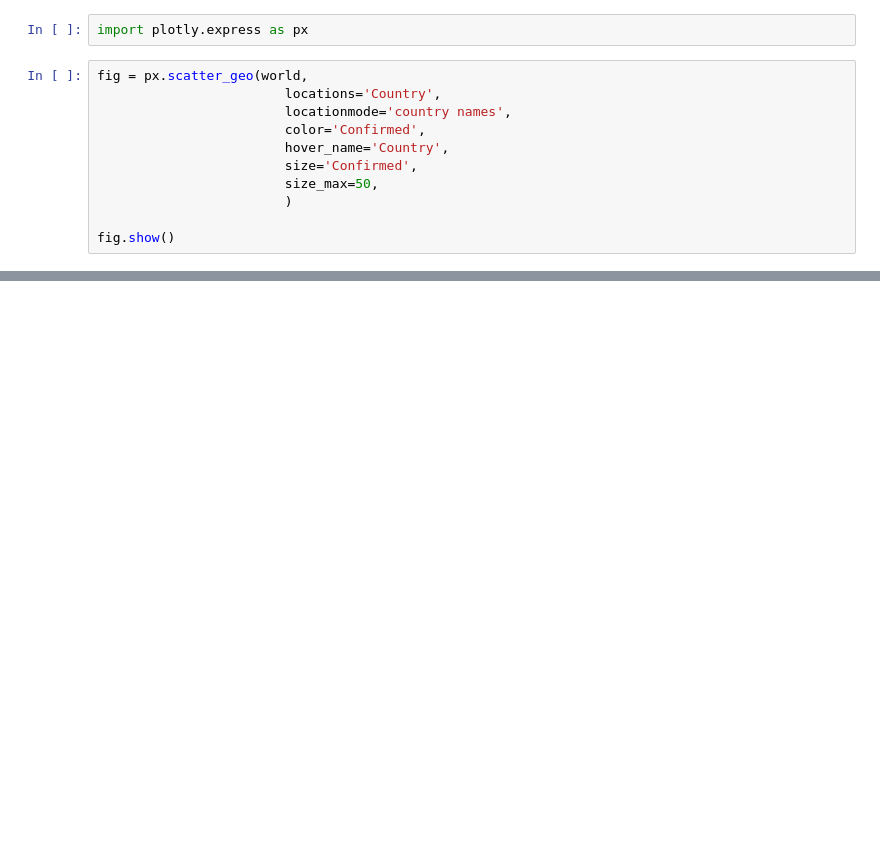
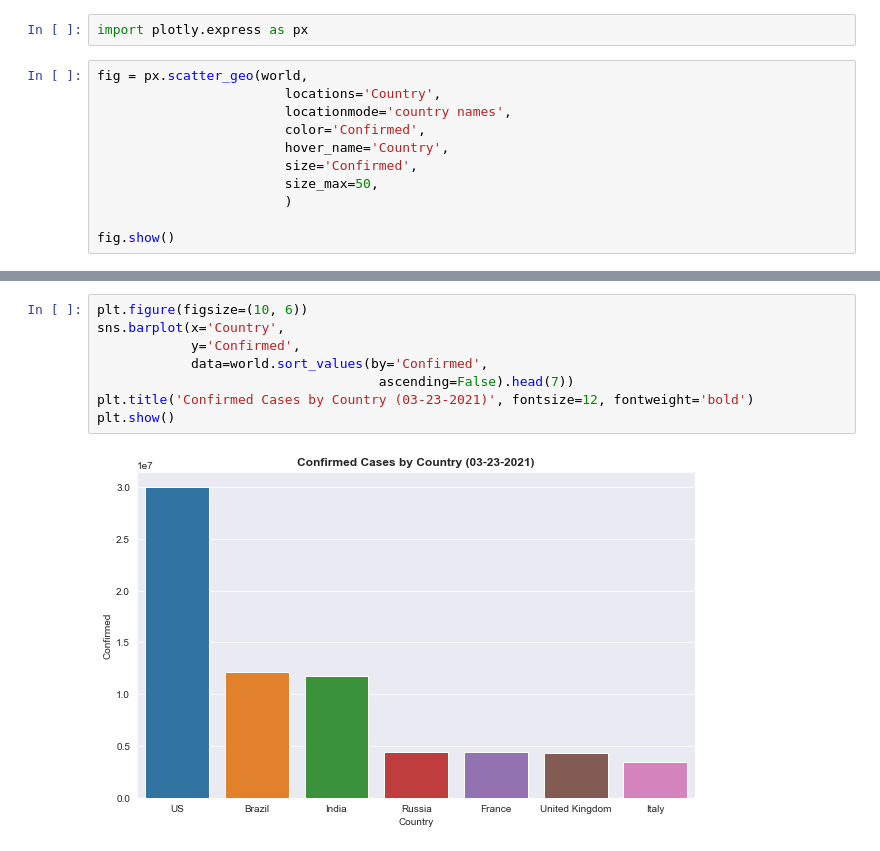
Before and after one commit to roblivesinottawa/analysis-covid-python, a Jupyter notebook: analysis-covid-python-workspace/notebooks/2021/03-23-2021.ipynb, the cells around one changed output, grey strips where cells are left out. Cells and saved outputs as stored; diff of their text form; blank space fills up the shorter version.

```diff
--- a/analysis-covid-python-workspace/notebooks/2021/03-23-2021.ipynb
+++ b/analysis-covid-python-workspace/notebooks/2021/03-23-2021.ipynb
@@ -354,0 +402,10 @@ fig.show()
+# %%
+plt.figure(figsize=(10, 6))
+sns.barplot(x='Country',
+            y='Confirmed',
+            data=world.sort_values(by='Confirmed',
+                                    ascending=False).head(7))
+plt.title('Confirmed Cases by Country (03-23-2021)', fontsize=12, fontweight='bold')
+plt.show()
+# %% [output]
+[figure, added]
```
Also changed, not shown: parts of 9 cells of this notebook.
